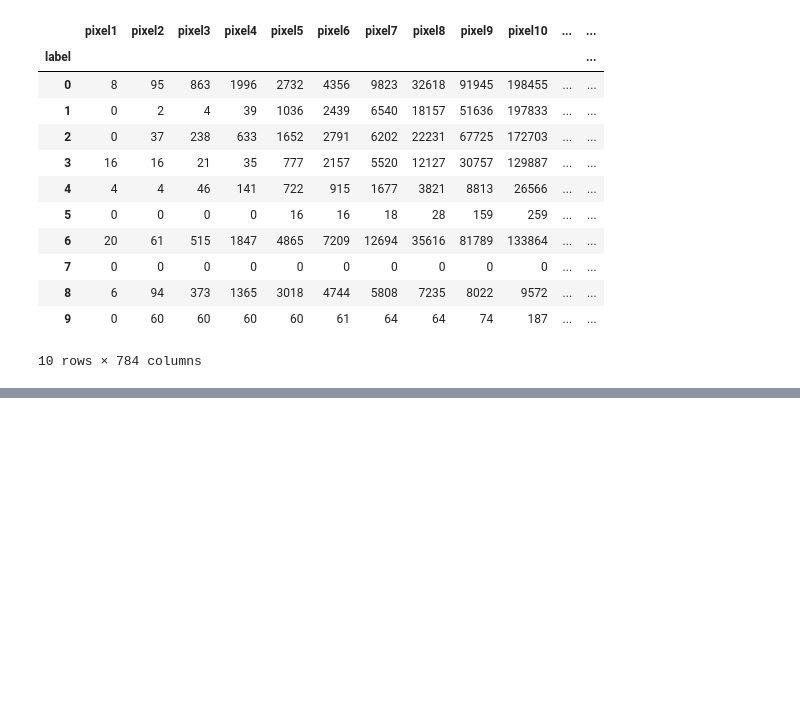
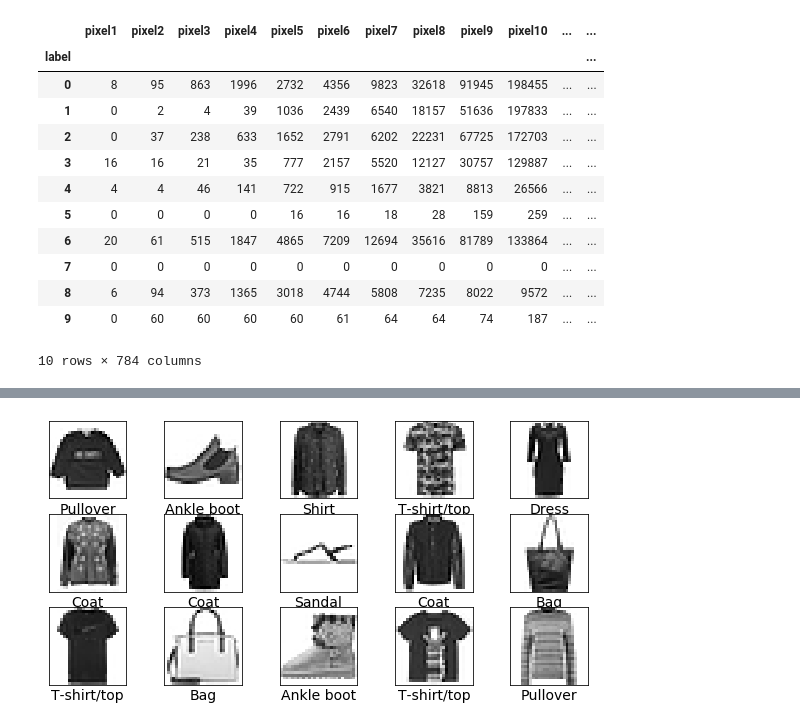
Before and after one commit to vivianah/fashion-mnsit-deeplearning, a Jupyter notebook: notebooks/20200519-vh-eda.ipynb, the cells around one changed output, grey strips where cells are left out. Drawn from its saved outputs; the diff is of its cells as text; code cells hidden in the pictures; blank space fills up the shorter version.

```diff
--- a/notebooks/20200519-vh-eda.ipynb
+++ b/notebooks/20200519-vh-eda.ipynb
@@ -20,5 +19,5 @@ Label Description
 - 8	Bag
 - 9	Ankle boot
 # %%
-fash_df = pd.read_csv('fashion-mnist_train.csv')
+f_train = pd.read_csv('../data/fashion-mnist_train.csv')
 # %%
@@ -81,0 +74,5 @@ Each pixel value ranges from 0 - 255
+# %%
+# examining the visual input
+# normalize dividing by 255
+train_input = f_train.iloc[:,1:] / 255
+train_input.head(4)
@@ -81,0 +86,9 @@ Each pixel value ranges from 0 - 255
+# %%
+# Save the label(in 0-9 format) as 'target'
+labels_ftrain = f_train[['label']].iloc[:, :]
+
+# Check the shape of the label/category
+print('Shape of the input label', labels_ftrain.shape)
+
+# Preview a few rows
+labels_ftrain.head()
@@ -81,0 +103,12 @@ Each pixel value ranges from 0 - 255
+# %%
+# Set the figure size
+plt.figure(figsize=(10,10))
+# Show only the first 30 pictures
+for i in range(15):
+    plt.subplot(6,5, i+1)
+    plt.xticks([])
+    plt.yticks([])
+    plt.imshow(np.array(train_input.iloc[i, :]).reshape(28,28), cmap=plt.cm.binary)
+    plt.xlabel(label_names[labels_ftrain.label.iloc[i]])
+# %% [output]
+[figure, added]
```
Also changed, not shown: parts of 9 cells of this notebook, 2 other files.
